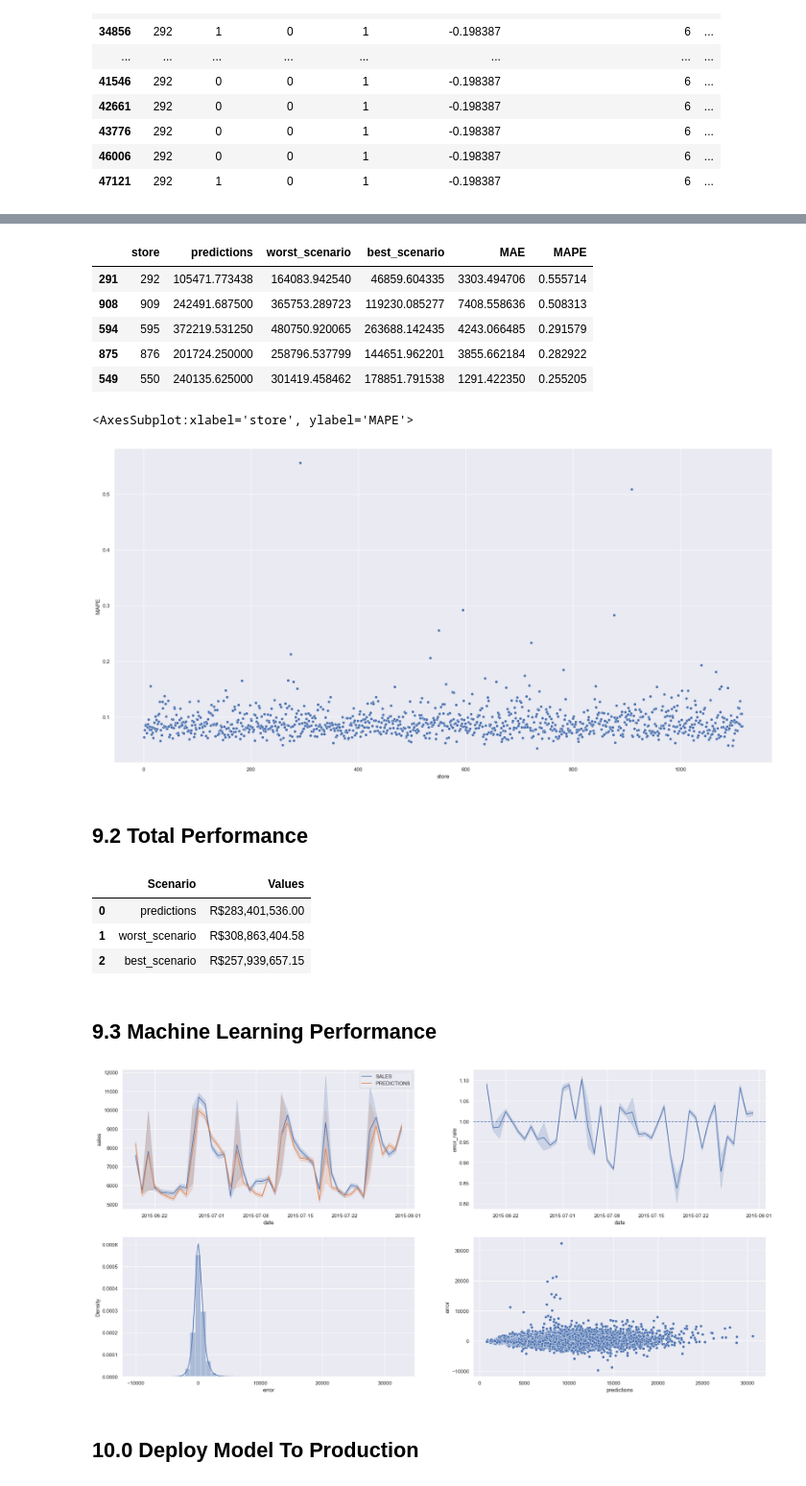
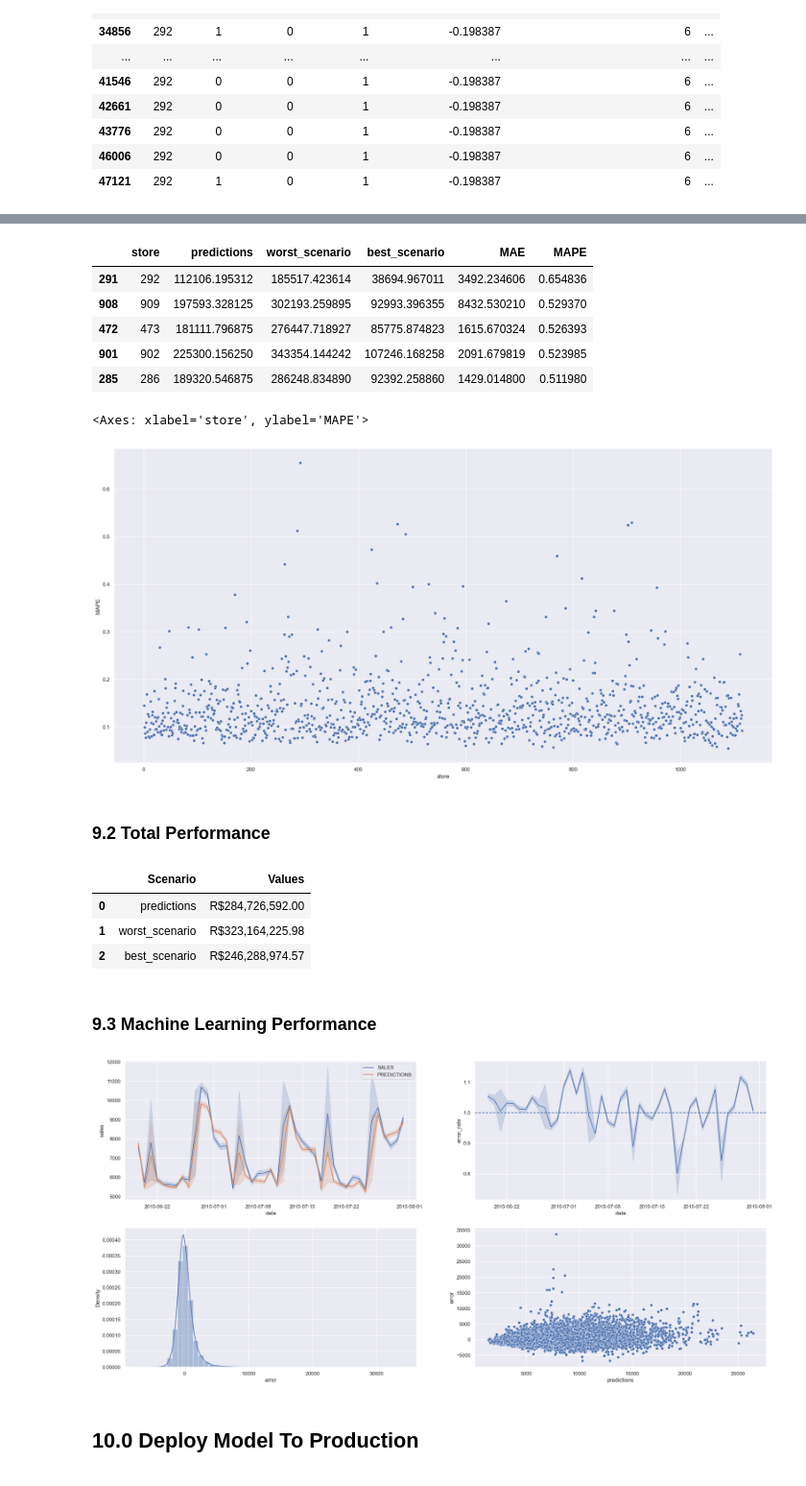
Before and after one commit to VivaldoHermes/Store_Sales_Prediction, a Jupyter notebook: 10_Store_Sales_Prediction.ipynb, the cells around one changed output, grey strips where cells are left out. Shown at 96% size. Saved outputs shown, nothing was run; the diff lists cells and outputs as text; code cells hidden in the pictures.

```diff
--- a/10_Store_Sales_Prediction.ipynb
+++ b/10_Store_Sales_Prediction.ipynb
@@ -1237,9 +1239,9 @@ Model Name	MAE CV	MAPE CV	RMSE CV \
 # %%
 # model
 model_xgb_tuned = xgb.XGBRegressor(objective="reg:squarederror",
-                                    n_estimators=3500,
+                                    n_estimators=1500,
                                     eta=0.03,
-                                    max_depth=9,
+                                    max_depth=5,
                                     subsample=0.5,
                                     colsample_bytree=0.9,
                                     min_child_weight=15).fit(x_train, y_train)
@@ -1306,48 +1308,51 @@ df92 = df92[["store", "predictions", "worst_scenario", "best_scenario", "MAE","M
  df92.sort_values( "MAPE", ascending=False ).head()
 # %% [output]
 |  | store | predictions | worst_scenario | best_scenario | MAE | MAPE |
-| 291 | 292 | 105471.773438 | 164083.942540 | 46859.604335 | 3303.494706 | 0.555714 |
-| 908 | 909 | 242491.687500 | 365753.289723 | 119230.085277 | 7408.558636 | 0.508313 |
-| 594 | 595 | 372219.531250 | 480750.920065 | 263688.142435 | 4243.066485 | 0.291579 |
-| 875 | 876 | 201724.250000 | 258796.537799 | 144651.962201 | 3855.662184 | 0.282922 |
-| 549 | 550 | 240135.625000 | 301419.458462 | 178851.791538 | 1291.422350 | 0.255205 |
+| 291 | 292 | 112106.195312 | 185517.423614 | 38694.967011 | 3492.234606 | 0.654836 |
+| 908 | 909 | 197593.328125 | 302193.259895 | 92993.396355 | 8432.530210 | 0.529370 |
+| 472 | 473 | 181111.796875 | 276447.718927 | 85775.874823 | 1615.670324 | 0.526393 |
+| 901 | 902 | 225300.156250 | 343354.144242 | 107246.168258 | 2091.679819 | 0.523985 |
+| 285 | 286 | 189320.546875 | 286248.834890 | 92392.258860 | 1429.014800 | 0.511980 |
 # %%
  sns.scatterplot( x="store", y="MAPE", data=df92 )
 # %% [output]
-<AxesSubplot:xlabel='store', ylabel='MAPE'>
+<Axes: xlabel='store', ylabel='MAPE'>
-[figure, old version]
+[figure, new version]
 # %% [markdown]
- ## 9.2 Total Performance
+ ### 9.2 Total Performance
 # %%
 df93 = df92[["predictions", "worst_scenario", "best_scenario"]].apply( lambda x: np.sum( x ), axis=0 ).reset_index().rename( columns={"index": "Scenario", 0: "Values"} )
 df93["Values"] = df93["Values"].map( "R${:,.2f}".format )
 df93
 # %% [output]
 |  | Scenario | Values |
-| 0 | predictions | R$283,401,536.00 |
-| 1 | worst_scenario | R$308,863,404.58 |
-| 2 | best_scenario | R$257,939,657.15 |
+| 0 | predictions | R$284,726,592.00 |
+| 1 | worst_scenario | R$323,164,225.98 |
+| 2 | best_scenario | R$246,288,974.57 |
 # %% [markdown]
- ## 9.3 Machine Learning Performance
+ ### 9.3 Machine Learning Performance
 # %%
 df9["error"] = df9["sales"]- df9["predictions"]
 df9["error_rate"] = df9["predictions"] / df9["sales"]
 # %%
 plt.subplot( 2, 2, 1 )
 sns.lineplot( x="date", y="sales", data=df9, label="SALES" )
 sns.lineplot( x="date", y="predictions", data=df9, label="PREDICTIONS" )
 
 plt.subplot( 2, 2, 2 )
 sns.lineplot( x="date", y="error_rate", data=df9 )
 plt.axhline( 1, linestyle="--")
 
 plt.subplot( 2, 2, 3 )
 sns.distplot( df9["error"] )
+
 plt.subplot( 2, 2, 4 )
-sns.scatterplot( df9["predictions"], df9["error"] )
+# sns.scatterplot( df9["predictions"], df9["error"] )
+sns.scatterplot( x=df9["predictions"], y=df9["error"], data=df9 )
+
 plt.show()
 # %% [output]
-[figure, old version]
+[figure, new version]
 # %% [markdown]
 ## 10.0 Deploy Model To Production
 # %%
```
Also changed, not shown: parts of 91 cells of this notebook, 8 other files.
